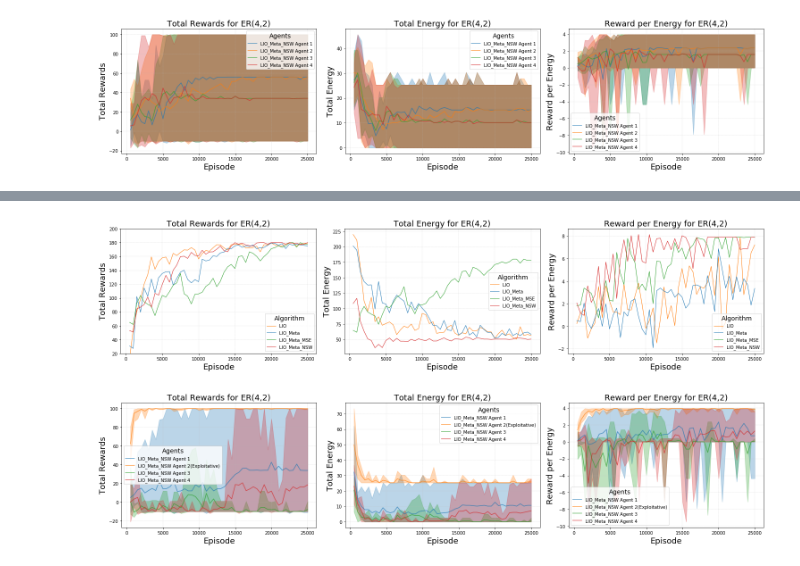
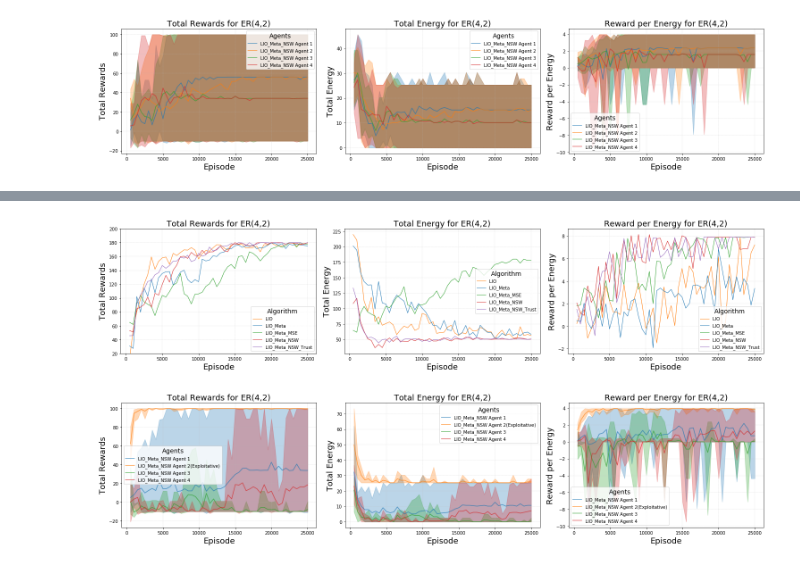
Before and after one commit to YifanChen0529/greedy_agent, a Jupyter notebook: plot_ER42_nsw.ipynb, the cells around one changed output, grey strips where cells are left out. Cells and saved outputs as stored; diff of their text form; code cells hidden in the pictures.

Commit message:
NSW_Trust

```diff
--- a/plot_ER42_nsw.ipynb
+++ b/plot_ER42_nsw.ipynb
@@ -433,5 +541,5 @@ fig.savefig('lio_meta_nsw_ER42_overall.png', dpi=300)
 # %%
-# Overall performance comparison of LIO, LIO_Meta, LIO_Meta_MSE, and LIO_Meta_NSW in the ER(4,2) environment
+# Overall performance comparison of LIO, LIO_Meta, LIO_Meta_MSE, LIO_Meta_NSW, and LIO_Meta_NSW_Trust in the ER(4,2) environment
 import numpy as np
 import seaborn as sns
 import pandas as pd
@@ -442,14 +550,16 @@ df_all_LIO = []
 df_all_LIO_Meta = []
 df_all_LIO_Meta_MSE = []
 df_all_LIO_Meta_NSW = []
+df_all_LIO_Meta_NSW_Trust = []
 for i in range(5):
     df_all_LIO.append(pd.read_csv(f'lio/results/er%d/LIO_test_ER42/log.csv'%(i+1)))
     df_all_LIO_Meta.append(pd.read_csv(f'lio/results/er%d/LIO_Meta_test_ER42/log.csv'%(i+1)))
     df_all_LIO_Meta_MSE.append(pd.read_csv(f'lio/results/er%d/LIO_Meta_MSE_test_ER42/log.csv'%(i+1)))
     df_all_LIO_Meta_NSW.append(pd.read_csv(f'lio/results/er%d/LIO_Meta_NSW_test_ER42/log.csv'%(i+1)))
+    df_all_LIO_Meta_NSW_Trust.append(pd.read_csv(f'lio/results/er%d/LIO_Meta_NSW_Trust_test_ER42/log.csv'%(i+1)))
 
 # Find minimum length across all dataframes
-min_length = min([len(df) for df in df_all_LIO + df_all_LIO_Meta + df_all_LIO_Meta_MSE + df_all_LIO_Meta_NSW])
+min_length = min([len(df) for df in df_all_LIO + df_all_LIO_Meta + df_all_LIO_Meta_MSE + df_all_LIO_Meta_NSW + df_all_LIO_Meta_NSW_Trust])
 t = df_all_LIO[0]['episode'].values[:min_length]
 
 # Create three subplots
@@ -460,6 +570,7 @@ signal1 = np.zeros((len(df_all_LIO), min_length))  # LIO
 signal2 = np.zeros((len(df_all_LIO_Meta), min_length))    # LIO_Meta
 signal3 = np.zeros((len(df_all_LIO_Meta_MSE), min_length))    # LIO_Meta_MSE
 signal4 = np.zeros((len(df_all_LIO_Meta_NSW), min_length))    # LIO_Meta_NSW
+signal5 = np.zeros((len(df_all_LIO_Meta_NSW_Trust), min_length))    # LIO_Meta_NSW_Trust
 
 # Fill arrays with data from each run
 for idx, df in enumerate(df_all_LIO):
@@ -486,9 +597,16 @@ for idx, df in enumerate(df_all_LIO_Meta_NSW):
                    df['A3_reward_total'].values[:min_length]
                    + df['A4_reward_total'].values[:min_length])
 
+for idx, df in enumerate(df_all_LIO_Meta_NSW_Trust):
+    signal5[idx] = (df['A1_reward_total'].values[:min_length] +
+                   df['A2_reward_total'].values[:min_length] +
+                   df['A3_reward_total'].values[:min_length]
+                   + df['A4_reward_total'].values[:min_length])
+
+
 
 # Plot 1: Total Rewards
-mins1 = np.min(signal1, axis=0)# Overall performance comparison of LIO, LIO_Meta, LIO_Meta_MSE, and LIO_Meta_NSW in the ER(4,2) environment
+mins1 = np.min(signal1, axis=0)# Overall performance comparison of LIO, LIO_Meta, LIO_Meta_MSE, LIO_Meta_NSW, and LIO_Meta_NSW_Trust in the ER(4,2) environment
 maxs1 = np.max(signal1, axis=0)
 means1 = np.mean(signal1, axis=0)
 
@@ -504,6 +622,10 @@ mins4 = np.min(signal4, axis=0)
 maxs4 = np.max(signal4, axis=0)
 means4 = np.mean(signal4, axis=0)
 
+mins5 = np.min(signal5, axis=0)
+maxs5 = np.max(signal5, axis=0)
+means5 = np.mean(signal5, axis=0)
+
 
 ax1.plot(t, means1, color='tab:orange', label='LIO', linewidth=1)
 
@@ -512,6 +634,8 @@ ax1.plot(t, means2, color='tab:blue', label='LIO_Meta', linewidth=1)
 ax1.plot(t, means3, color='tab:green', label='LIO_Meta_MSE', linewidth=1)
 
 ax1.plot(t, means4, color='tab:red', label='LIO_Meta_NSW', linewidth=1)
+
+ax1.plot(t, means5, color='tab:purple', label='LIO_Meta_NSW_Trust', linewidth=1)
 
 ax1.grid(color='silver', linestyle='--', linewidth=0.3)
 ax1.set_xlabel('Episode', fontsize=18)
@@ -525,6 +649,8 @@ energy1 = np.zeros((len(df_all_LIO), min_length)) # LIO
 energy2 = np.zeros((len(df_all_LIO_Meta), min_length)) # LIO_Meta
 energy3 = np.zeros((len(df_all_LIO_Meta_MSE), min_length)) # LIO_Meta_MSE
 energy4 = np.zeros((len(df_all_LIO_Meta_NSW), min_length)) # LIO_Meta_NSW
+energy5 = np.zeros((len(df_all_LIO_Meta_NSW_Trust), min_length)) # LIO_Meta_NSW_Trust
+
 
 for idx, df in enumerate(df_all_LIO):
     energy1[idx] = (df['A1_total_energy'].values[:min_length] +
@@ -550,6 +676,11 @@ for idx, df in enumerate(df_all_LIO_Meta_NSW):
                    df['A3_total_energy'].values[:min_length]
                    + df['A4_total_energy'].values[:min_length])
 
+for idx, df in enumerate(df_all_LIO_Meta_NSW_Trust):
+    energy5[idx] = (df['A1_total_energy'].values[:min_length] +
+                   df['A2_total_energy'].values[:min_length] +
+                   df['A3_total_energy'].values[:min_length]
+                   + df['A4_total_energy'].values[:min_length])
 
 
 # Plot 2: Total Energy
@@ -569,6 +700,10 @@ mins_e4 = np.min(energy4, axis=0)
 maxs_e4 = np.max(energy4, axis=0)
 means_e4 = np.mean(energy4, axis=0)
 
+mins_e5 = np.min(energy5, axis=0)
+maxs_e5 = np.max(energy5, axis=0)
+means_e5 = np.mean(energy5, axis=0)
+
 
 ax2.plot(t, means_e1, color='tab:orange', label='LIO', linewidth=1)
 
@@ -577,6 +712,8 @@ ax2.plot(t, means_e2, color='tab:blue', label='LIO_Meta', linewidth=1)
 ax2.plot(t, means_e3, color='tab:green', label='LIO_Meta_MSE', linewidth=1)
 
 ax2.plot(t, means_e4, color='tab:red', label='LIO_Meta_NSW', linewidth=1)
+
+ax2.plot(t, means_e5, color='tab:purple', label='LIO_Meta_NSW_Trust', linewidth=1)
 
 
 ax2.grid(color='silver', linestyle='--', linewidth=0.3)
@@ -590,7 +727,7 @@ rpe1 = np.zeros((len(df_all_LIO), min_length))
 rpe2 = np.zeros((len(df_all_LIO_Meta), min_length))
 rpe3 = np.zeros((len(df_all_LIO_Meta_MSE), min_length))
 rpe4 = np.zeros((len(df_all_LIO_Meta_NSW), min_length))
-
+rpe5 = np.zeros((len(df_all_LIO_Meta_NSW_Trust), min_length))
 
 for idx, df in enumerate(df_all_LIO):
     rpe1[idx] = (df['A1_reward_per_energy'].values[:min_length] +
@@ -616,6 +753,12 @@ for idx, df in enumerate(df_all_LIO_Meta_NSW):
                    df['A3_reward_per_energy'].values[:min_length]
                    + df['A4_reward_per_energy'].values[:min_length])
 
+for idx, df in enumerate(df_all_LIO_Meta_NSW_Trust):
+    rpe5[idx] = (df['A1_reward_per_energy'].values[:min_length] +
+                   df['A2_reward_per_energy'].values[:min_length] +
+                   df['A3_reward_per_energy'].values[:min_length]
+                   + df['A4_reward_per_energy'].values[:min_length])
+
 # Plot 3: Reward per Energy
 mins_r1 = np.min(rpe1, axis=0)
 maxs_r1 = np.max(rpe1, axis=0)
@@ -628,34 +771,41 @@ means_r2 = np.mean(rpe2, axis=0)
 mins_r3 = np.min(rpe3, axis=0)
 maxs_r3 = np.max(rpe3, axis=0)
 means_r3 = np.mean(rpe3, axis=0)
 
 mins_r4 = np.min(rpe4, axis=0)
 maxs_r4 = np.max(rpe4, axis=0)
 means_r4 = np.mean(rpe4, axis=0)
 
+mins_r5 = np.min(rpe5, axis=0)
+maxs_r5 = np.max(rpe5, axis=0)
+means_r5 = np.mean(rpe5, axis=0)
+
+
 
 ax3.plot(t, means_r1, color='tab:orange', label='LIO', linewidth=1)
 
 ax3.plot(t, means_r2, color='tab:blue', label='LIO_Meta', linewidth=1)
 
 ax3.plot(t, means_r3, color='tab:green', label='LIO_Meta_MSE', linewidth=1)
 
 ax3.plot(t, means_r4, color='tab:red', label='LIO_Meta_NSW', linewidth=1)
+
+ax3.plot(t, means_r5, color='tab:purple', label='LIO_Meta_NSW_Trust', linewidth=1)
 
 ax3.grid(color='silver', linestyle='--', linewidth=0.3)
 ax3.set_xlabel('Episode', fontsize=18)
 ax3.set_ylabel('Reward per Energy', fontsize=18)
 ax3.set_title('Reward per Energy for ER(4,2)', fontsize=18)
 ax3.legend(title='Algorithm', title_fontsize=14, loc='best')
 
 plt.tight_layout()
 plt.show()
 
 
 # Save figure
 fig.savefig('Overall_performance_Normal_ER42.png', dpi=300)
 # %% [output]
-[figure, old version]
+[figure, new version]
 # %%
 # Overall performance comparison of LIO_Meta_NSW in the ER(4,2) environment with exploitative 2nd agent
 import numpy as np
```
Also changed, not shown: parts of 1 cell of this notebook, 42 other files.
